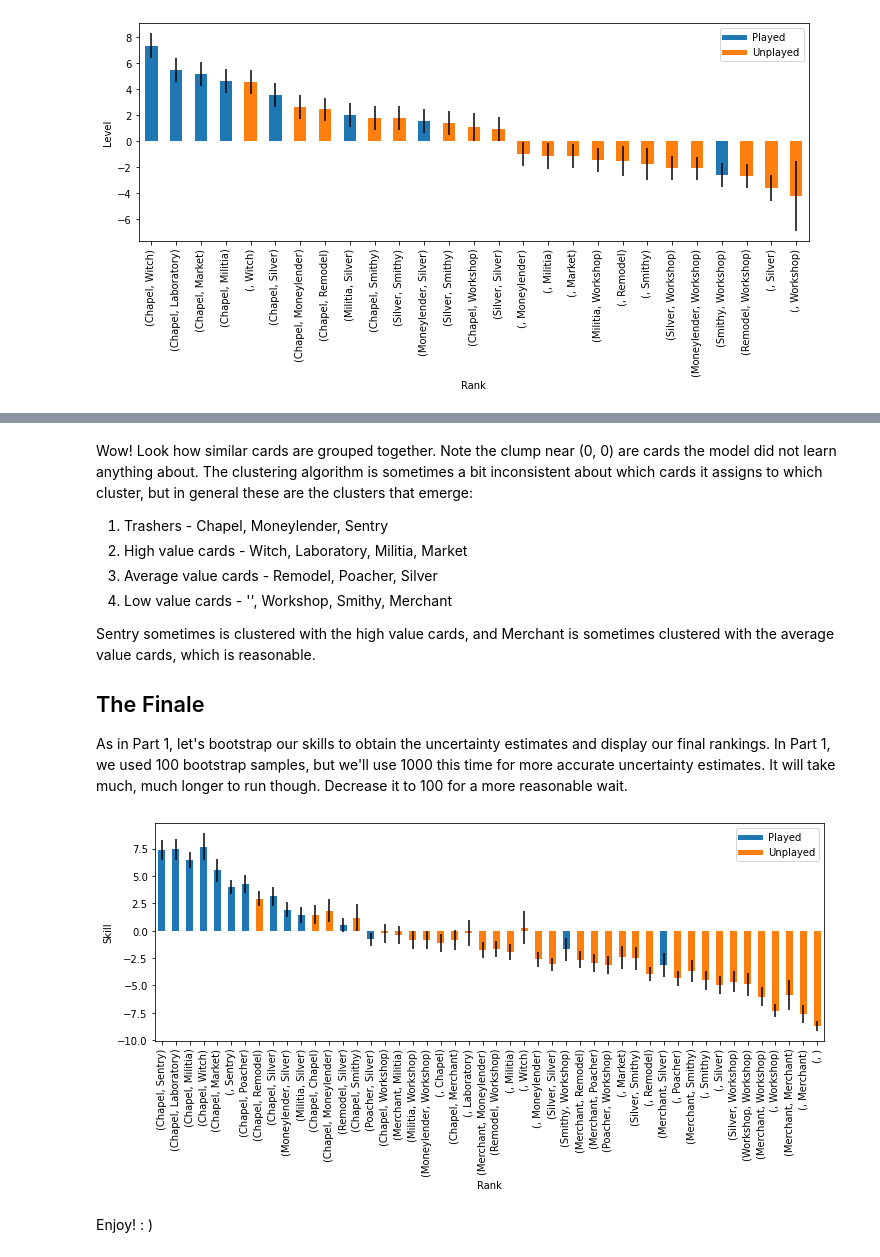
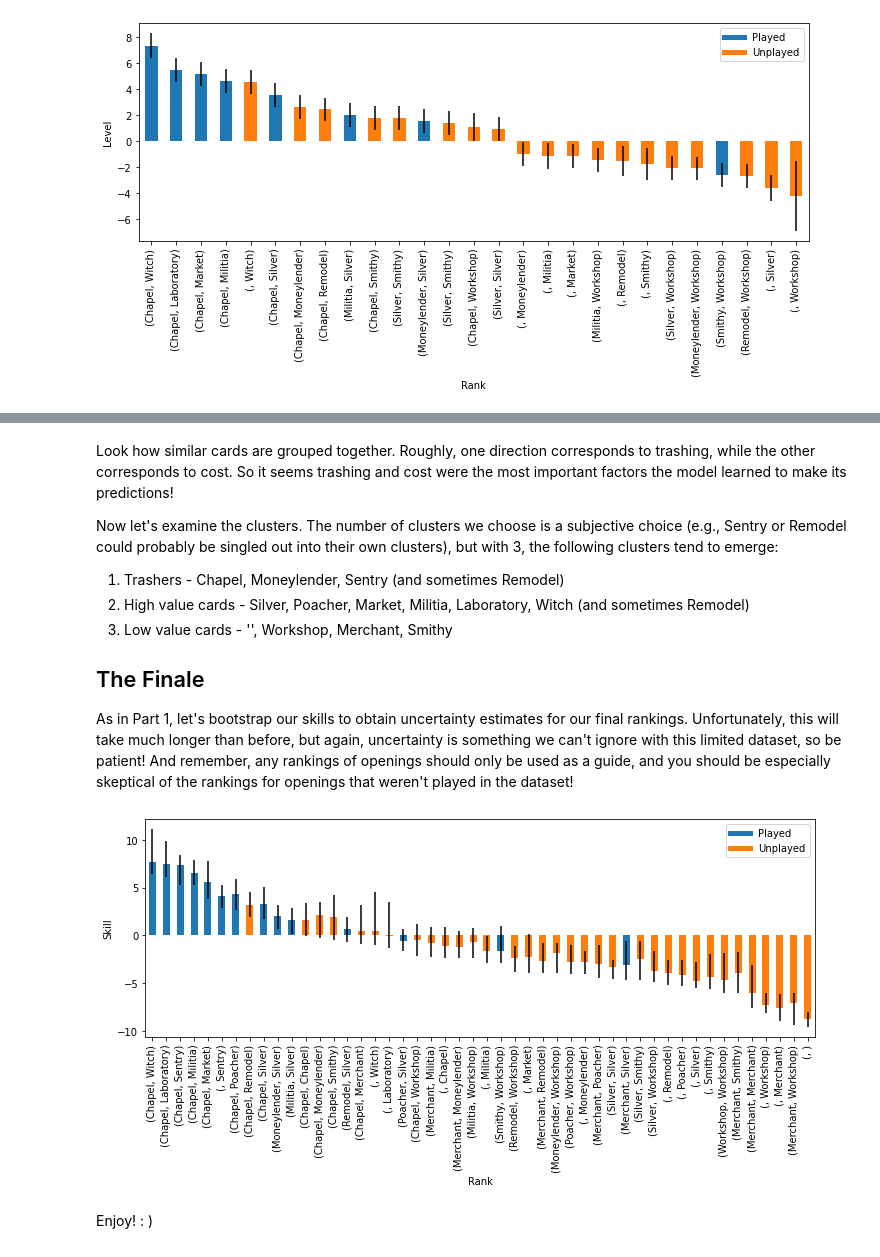
Before and after one commit to zuirod/tensor-skill, a Jupyter notebook: How to Base Dominion Opening, Part 2.ipynb, the cells around one changed output, grey strips where cells are left out. Cells and saved outputs as stored; diff of their text form; code cells hidden in the pictures.

Commit message:
add clarifications; use 95% confidence intervals

```diff
--- a/How to Base Dominion Opening, Part 2.ipynb
+++ b/How to Base Dominion Opening, Part 2.ipynb
@@ -101,9 +101,17 @@ class TrueSkill(object):
         skills = model.skills.to_frame('skill')
         skills['mu'] = skills.skill.apply(lambda x: x.mu)
         skills['sigma'] = skills.skill.apply(lambda x: x.sigma)
-        skills['rank'] = skills.mu - 3*skills.sigma
-        skills.sort_values('rank', inplace=True, ascending=False)
-        return skills[['mu', 'sigma', 'rank']]
+        skills['lo'] = skills.mu - 2*skills.sigma
+        skills['hi'] = skills.mu + 2*skills.sigma
+        return skills
 # %%
-players = list(set(matches.better.sum()))
+import matplotlib.pyplot as plt
+
+
 skills = TrueSkill.get_skills(players, matches)
+skills = skills.sort_values('lo', ascending=False)
+confidence_interval = [skills.mu - skills.lo, skills.hi - skills.mu]
+skills.plot(kind='bar', y='mu', yerr=confidence_interval, legend=False)
+plt.xlabel('Rank')
+plt.ylabel('Skill')
+plt.show()
@@ -170,6 +172,7 @@ To summarize our plan:
 Let's code it up in TensorFlow!
 # %%
 import tensorflow as tf
+from tqdm import tqdm
 
 
 class TensorSkill(object):
@@ -232,14 +235,13 @@ class TensorSkill(object):
         return skills.sort_values(ascending=False)
 
     @classmethod
-    def get_bootstrapped_skills(cls, players, matches, config, samples=1000):
-        skills = cls.get_skills(players, matches, config).to_frame('skill')
-        for i in range(samples):
+    def get_bootstrapped_skills(cls, players, matches, config, samples=1000, alpha=0.05):
+        skills = cls.get_skills(players, matches, config).to_frame('mu')
+        for i in tqdm(range(samples)):
             skills[i] = cls.get_skills(players, matches.sample(frac=1, replace=True), config)
-        skills['uncertainty'] = skills[list(range(samples))].std(axis=1)
-        skills['rank'] = skills['skill'] - 3*skills['uncertainty']
-        skills.sort_values('rank', ascending=False, inplace=True)
-        return skills[['skill', 'uncertainty', 'rank']]
+        skills['lo'] = 2*skills.mu - skills[list(range(samples))].quantile(1 - alpha/2, axis=1)
+        skills['hi'] = 2*skills.mu - skills[list(range(samples))].quantile(alpha/2, axis=1)
+        return skills[['mu', 'lo', 'hi']]
 # %% [markdown]
 Note that in addition to k (the number of latent factors) we have a few other parameters. These parameters control the training process and are known as hyperparameters. The first, alpha, controls how close to zero the learned variables are, which is important to [limit the model complexity](https://en.wikipedia.org/wiki/Regularization_(mathematics)). The second, train_steps, controls how many iterations of gradient descent to perform. The third, initializer, controls how we pick the initial values of our variables (typically small random numbers are good). The last, optimizer, controls which "flavor" of gradient descent to use (there are many, but [Adam](https://arxiv.org/pdf/1412.6980.pdf) is popular).
 
@@ -314,28 +318,29 @@ plt.show()
 # %% [markdown]
-Wow! Look how similar cards are grouped together. Note the clump near (0, 0) are cards the model did not learn anything about. The clustering algorithm is sometimes a bit inconsistent about which cards it assigns to which cluster, but in general these are the clusters that emerge:
-1. Trashers - Chapel, Moneylender, Sentry
-1. High value cards - Witch, Laboratory, Militia, Market
-1. Average value cards - Remodel, Poacher, Silver
-1. Low value cards - '', Workshop, Smithy, Merchant
+Look how similar cards are grouped together. Roughly, one direction corresponds to trashing, while the other corresponds to cost. So it seems trashing and cost were the most important factors the model learned to make its predictions!
 
-Sentry sometimes is clustered with the high value cards, and Merchant is sometimes clustered with the average value cards, which is reasonable.
+Now let's examine the clusters. The number of clusters we choose is a subjective choice (e.g., Sentry or Remodel could probably be singled out into their own clusters), but with 3, the following clusters tend to emerge:
+1. Trashers - Chapel, Moneylender, Sentry (and sometimes Remodel)
+1. High value cards - Silver, Poacher, Market, Militia, Laboratory, Witch (and sometimes Remodel)
+1. Low value cards - '', Workshop, Merchant, Smithy
 
 ## The Finale
 
-As in Part 1, let's bootstrap our skills to obtain the uncertainty estimates and display our final rankings. In Part 1, we used 100 bootstrap samples, but we'll use 1000 this time for more accurate uncertainty estimates. It will take much, much longer to run though. Decrease it to 100 for a more reasonable wait.
+As in Part 1, let's bootstrap our skills to obtain uncertainty estimates for our final rankings. Unfortunately, this will take much longer than before, but again, uncertainty is something we can't ignore with this limited dataset, so be patient! And remember, any rankings of openings should only be used as a guide, and you should be especially skeptical of the rankings for openings that weren't played in the dataset!
 # %%
-skills = TensorSkill.get_bootstrapped_skills(players, matches, config, 1000)
+skills = TensorSkill.get_bootstrapped_skills(players, matches, config)
 # %%
 played = set(matches.better.unique())
+skills.sort_values('lo', ascending=False, inplace=True)
+confidence_interval = [skills.mu - skills.lo, skills.hi - skills.mu]
 colors = ['C0' if p in played else 'C1' for p in skills.index]
-skills.plot(kind='bar', y='skill', yerr='uncertainty', legend=False, figsize=(12, 4), color=colors)
+skills.plot(kind='bar', y='mu', yerr=confidence_interval, legend=False, figsize=(12, 4), color=colors)
 plt.plot([], linewidth=5, color='C0', label='Played')
 plt.plot([], linewidth=5, color='C1', label='Unplayed')
 plt.legend(labels=['Played', 'Unplayed'])
 plt.xlabel('Rank')
 plt.ylabel('Skill')
 plt.show()
 # %% [output]
-[figure, old version]
+[figure, new version]
 # %% [markdown]
 Enjoy! : )
```
Also changed, not shown: parts of 15 cells of this notebook.
